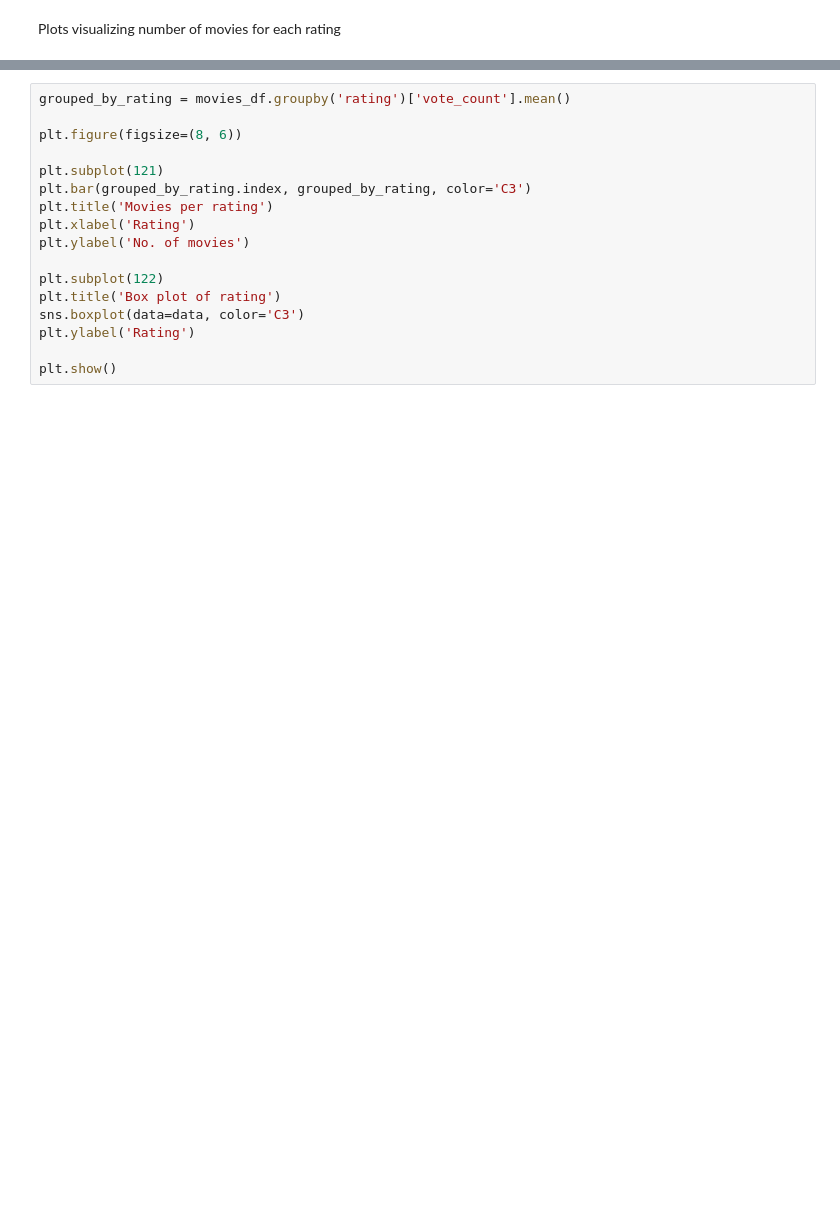
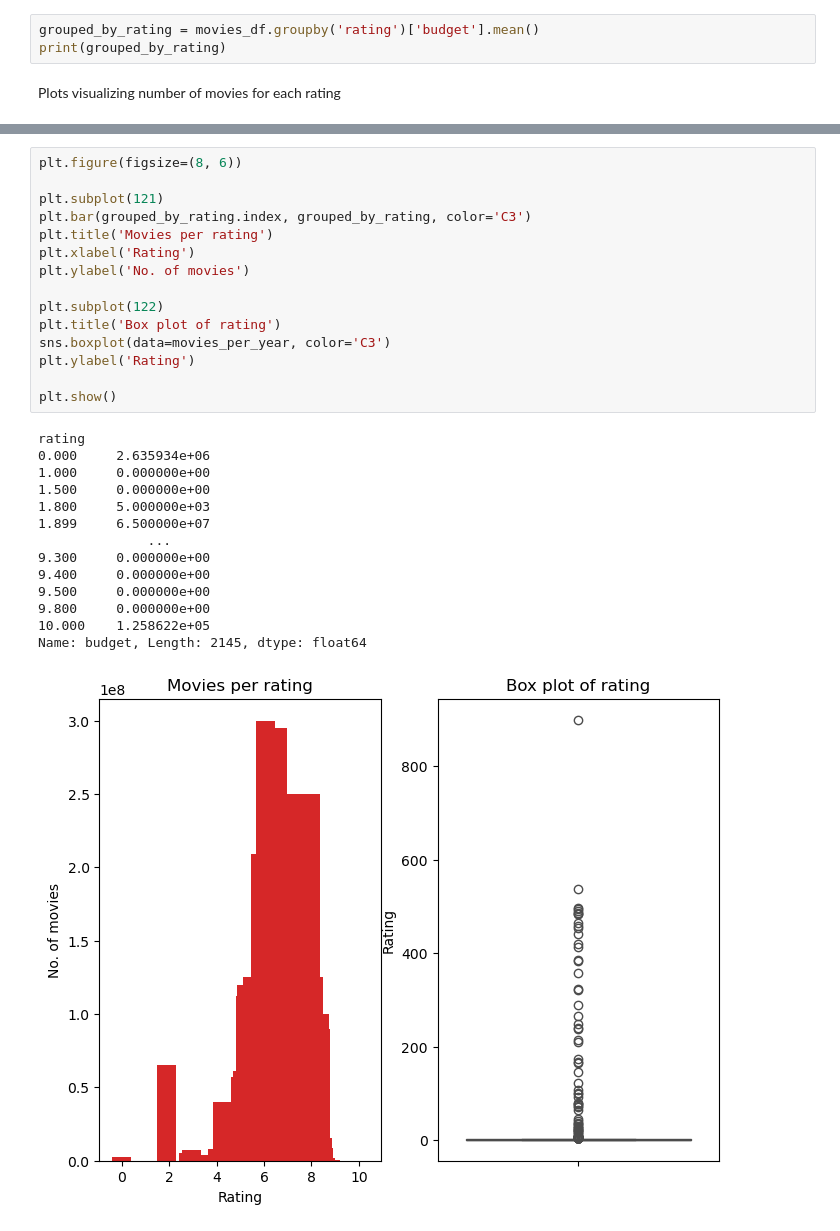
Before and after one commit to kaenkai/research-analysis-tools, a Jupyter notebook: playground/eda_sandbox.ipynb, the cells around one changed output, grey strips where cells are left out. Saved outputs shown, nothing was run; the diff lists cells and outputs as text; blank space fills up the shorter version.

```diff
--- a/playground/eda_sandbox.ipynb
+++ b/playground/eda_sandbox.ipynb
@@ -27,3 +64,6 @@ movies_df.describe().T
+# %%
+grouped_by_rating = movies_df.groupby('rating')['budget'].mean()
+print(grouped_by_rating)
 # %% [markdown]
 Plots visualizing number of movies for each rating
 # %%
@@ -46,17 +88,30 @@ plt.show()
 # %%
-grouped_by_rating = movies_df.groupby('rating')['vote_count'].mean()
-
 plt.figure(figsize=(8, 6))
 
 plt.subplot(121)
 plt.bar(grouped_by_rating.index, grouped_by_rating, color='C3')
 plt.title('Movies per rating')
 plt.xlabel('Rating')
 plt.ylabel('No. of movies')
 
 plt.subplot(122)
 plt.title('Box plot of rating')
-sns.boxplot(data=data, color='C3')
+sns.boxplot(data=movies_per_year, color='C3')
 plt.ylabel('Rating')
 
 plt.show()
+# %% [output]
+rating
+0.000     2.635934e+06
+1.000     0.000000e+00
+1.500     0.000000e+00
+1.800     5.000000e+03
+1.899     6.500000e+07
+              ...
+9.300     0.000000e+00
+9.400     0.000000e+00
+9.500     0.000000e+00
+9.800     0.000000e+00
+10.000    1.258622e+05
+Name: budget, Length: 2145, dtype: float64
+[figure, added]
```
Also changed, not shown: parts of 5 cells of this notebook, 1 other file.
